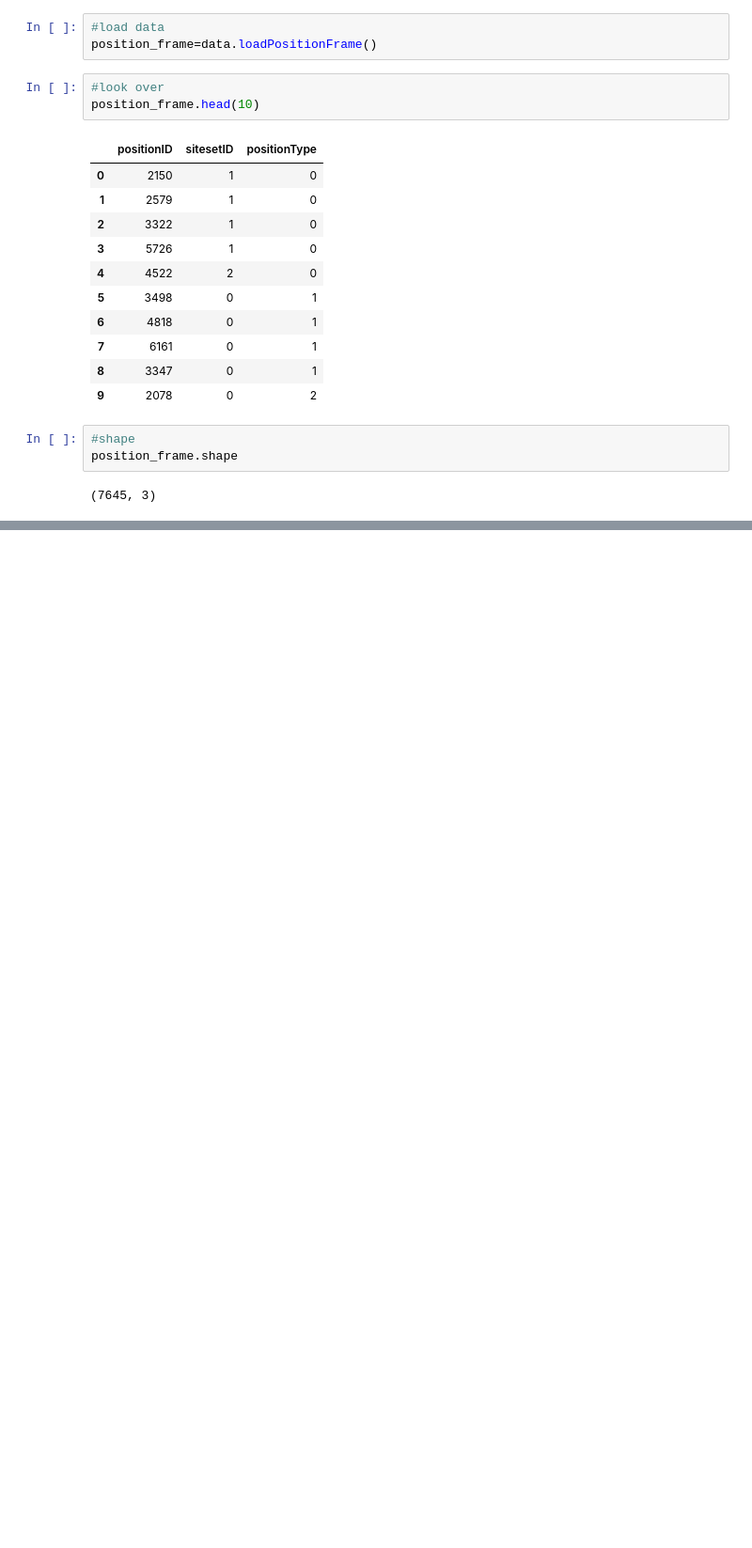
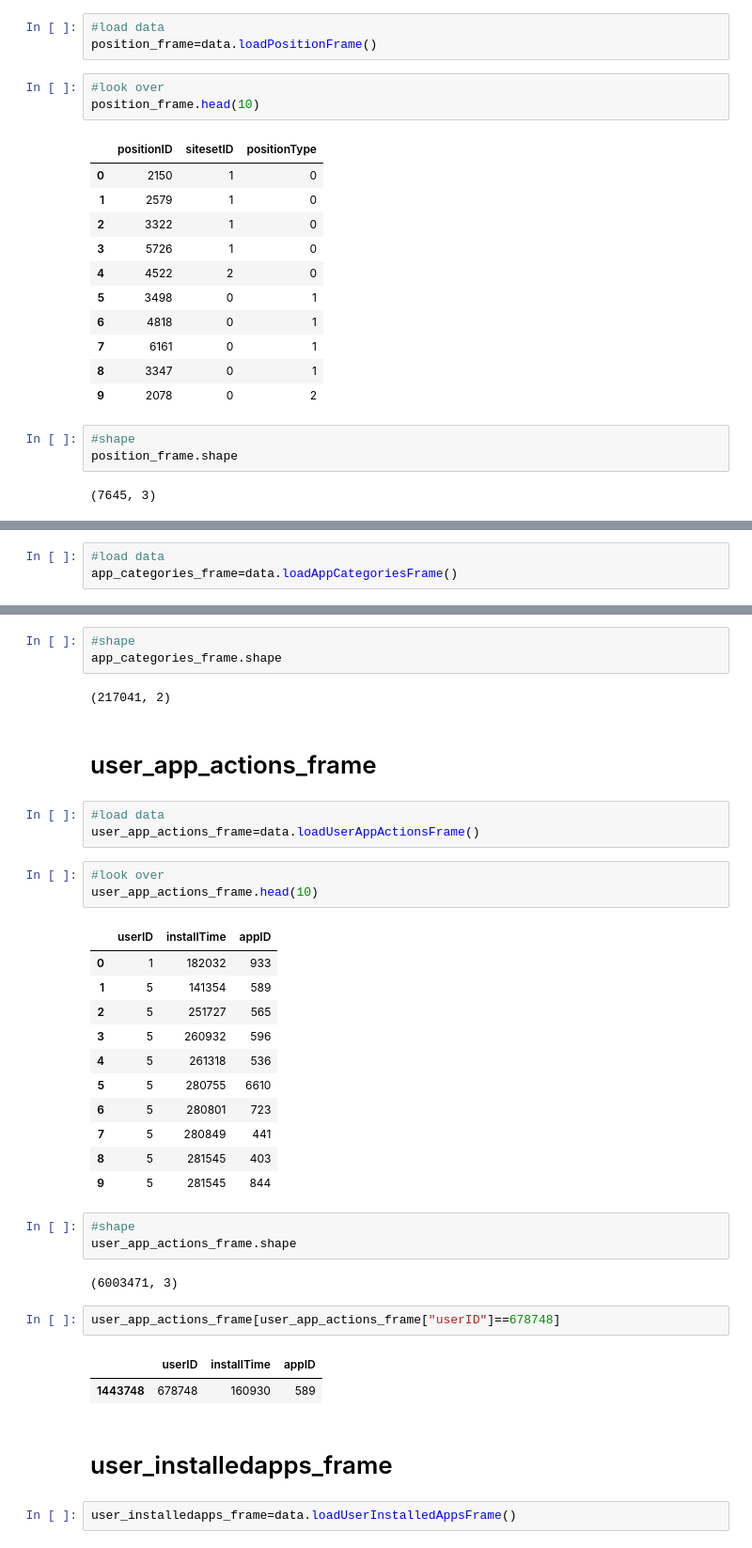
Before and after one commit to XierHacker/SK-LearnExamples, a Jupyter notebook: TencentAD/source/dataExplore.ipynb, the cells around one changed output, grey strips where cells are left out. Shown: that part at 94% size. Drawn from its saved outputs; the diff is of its cells as text; blank space fills up the shorter version.

```diff
--- a/TencentAD/source/dataExplore.ipynb
+++ b/TencentAD/source/dataExplore.ipynb
@@ -166,0 +169,3 @@ position_frame.shape
+# %%
+#load data
+app_categories_frame=data.loadAppCategoriesFrame()
@@ -166,0 +187,39 @@ position_frame.shape
+# %%
+#shape
+app_categories_frame.shape
+# %% [output]
+(217041, 2)
+# %% [markdown]
+# user_app_actions_frame
+# %%
+#load data
+user_app_actions_frame=data.loadUserAppActionsFrame()
+# %%
+#look over
+user_app_actions_frame.head(10)
+# %% [output]
+|  | userID | installTime | appID |
+| 0 | 1 | 182032 | 933 |
+| 1 | 5 | 141354 | 589 |
+| 2 | 5 | 251727 | 565 |
+| 3 | 5 | 260932 | 596 |
+| 4 | 5 | 261318 | 536 |
+| 5 | 5 | 280755 | 6610 |
+| 6 | 5 | 280801 | 723 |
+| 7 | 5 | 280849 | 441 |
+| 8 | 5 | 281545 | 403 |
+| 9 | 5 | 281545 | 844 |
+# %%
+#shape
+user_app_actions_frame.shape
+# %% [output]
+(6003471, 3)
+# %%
+user_app_actions_frame[user_app_actions_frame["userID"]==678748]
+# %% [output]
+|  | userID | installTime | appID |
+| 1443748 | 678748 | 160930 | 589 |
+# %% [markdown]
+# user_installedapps_frame
+# %%
+user_installedapps_frame=data.loadUserInstalledAppsFrame()
```
Also changed, not shown: parts of 10 cells of this notebook, 2 other files.
